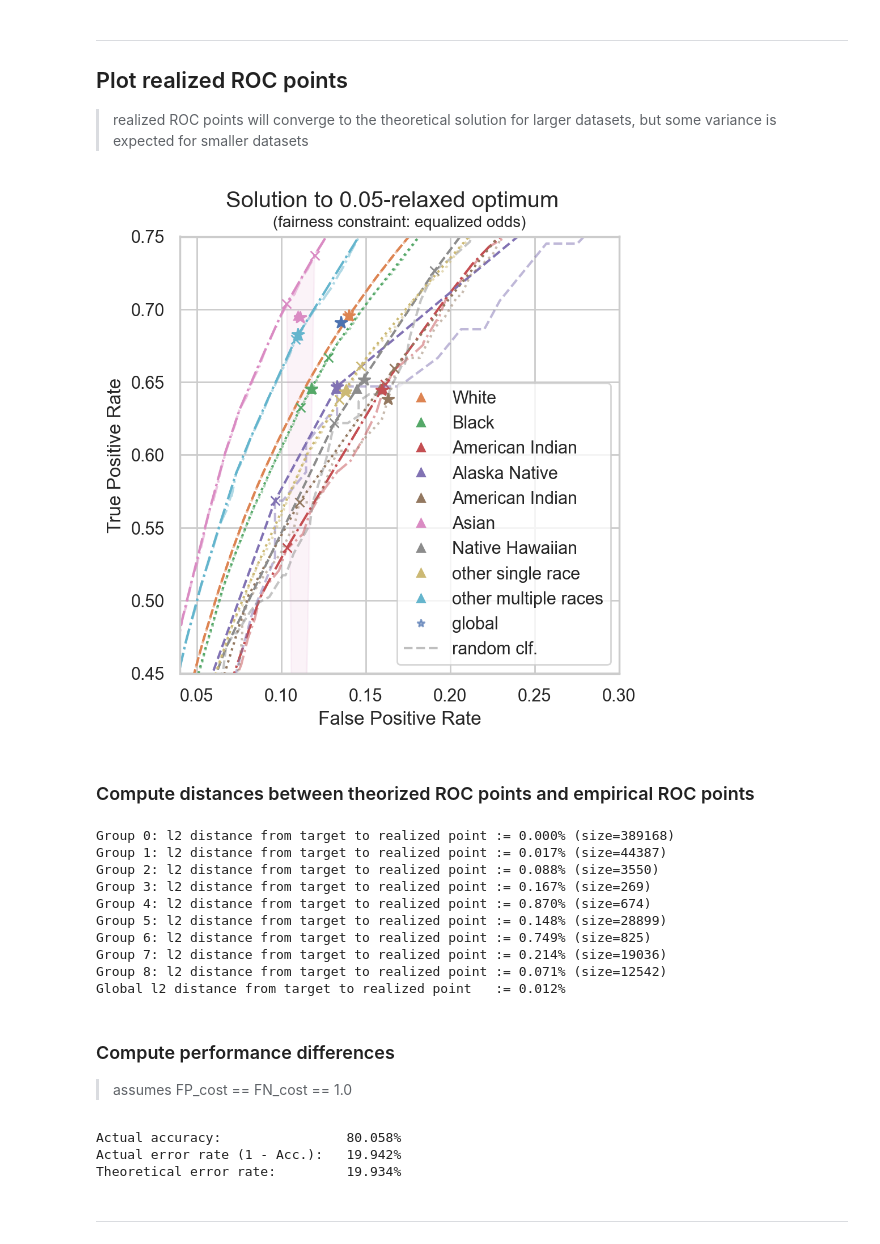
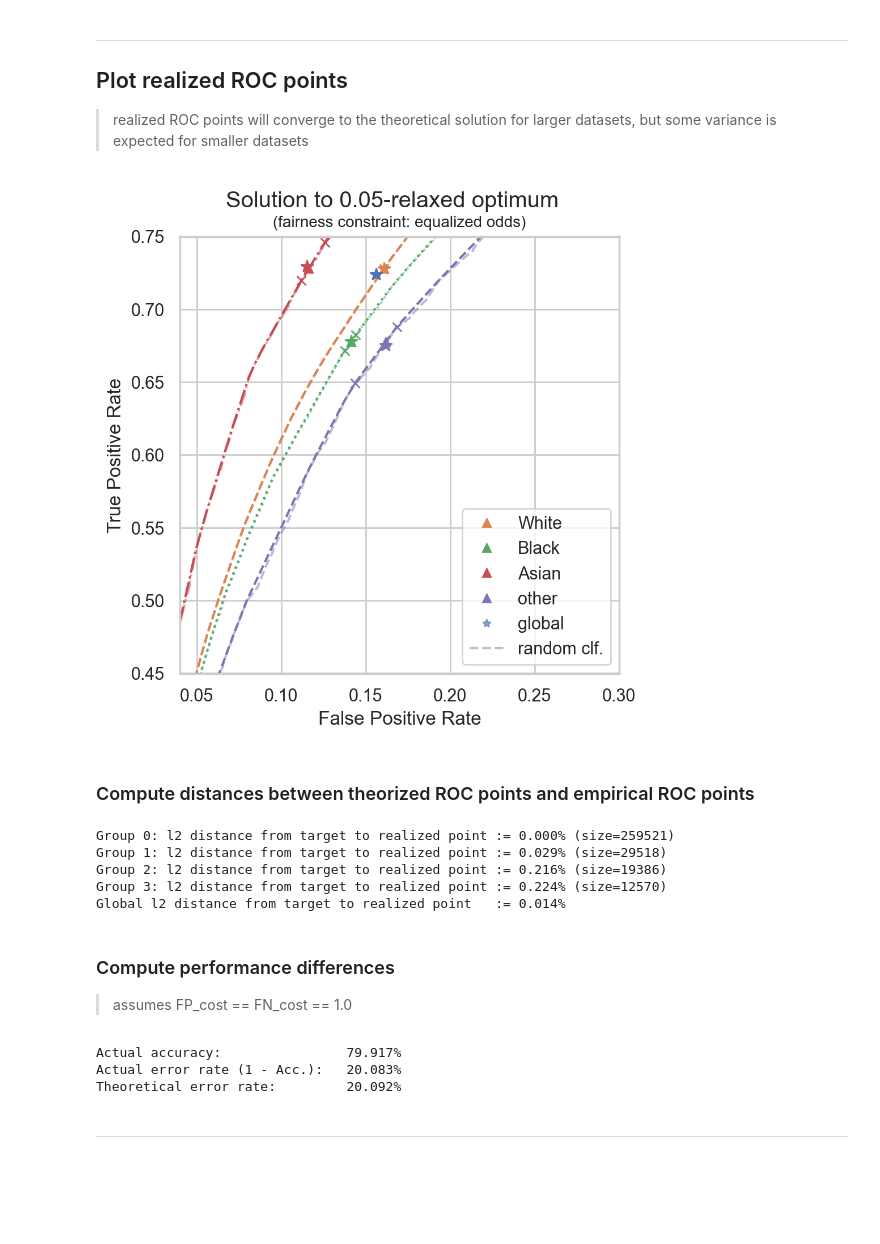
Before and after one commit to socialfoundations/error-parity, a Jupyter notebook: examples/relaxed-equalized-odds.usage-example-folktables.ipynb, the cells around one changed output. Saved outputs shown, nothing was run; the diff lists cells and outputs as text; code cells hidden in the pictures; blank space fills up the shorter version.

```diff
--- a/examples/relaxed-equalized-odds.usage-example-folktables.ipynb
+++ b/examples/relaxed-equalized-odds.usage-example-folktables.ipynb
@@ -157,12 +169,16 @@ sys.path.append(str(Path('..').resolve()))
+# %%
+if "validation" in all_data:
+    X_fit, y_fit, s_fit = X_val, y_val, s_val
+else:
+    X_fit, y_fit, s_fit = X_train, y_train, s_train
 # %%
 from error_parity import RelaxedThresholdOptimizer
 
-clf = RelaxedThresholdOptimizer(
+postproc_clf = RelaxedThresholdOptimizer(
     predictor=predictor,
     constraint="equalized_odds",
     tolerance=EPSILON_TOLERANCE,
     false_pos_cost=FALSE_POS_COST,
     false_neg_cost=FALSE_NEG_COST,
-    max_roc_ticks=1000,
     seed=SEED,
 )
@@ -175,5 +186,5 @@ X, y_true, group = X_test, y_test, s_test
 %%time
 import logging
 logging.basicConfig(level=logging.INFO, force=True)
-clf.fit(X=X, y=y_true, group=group)
+postproc_clf.fit(X=X_fit, y=y_fit, group=s_fit)
 # %% [output]
@@ -200,7 +205,7 @@ Wall time: 3.36 s
 # %% [markdown]
 ## Plot solution
 # %%
-group_name_map = {
+all_groups_name_map = {
     0: "White",
     1: "Black",
     2: "American Indian",
@@ -211,5 +216,14 @@ group_name_map = {
     7: "other single race",
     8: "other multiple races",
 }
+
+largest_groups_name_map = {
+    0: "White",
+    1: "Black",
+    2: "Asian",
+    3: "other",
+}
+
+group_name_map=all_groups_name_map if len(np.unique(s_fit)) > len(largest_groups_name_map) else largest_groups_name_map
 # %%
 from matplotlib import pyplot as plt
@@ -248,7 +264,8 @@ all_group_colors = palette[1:]
 # %%
 from error_parity.roc_utils import compute_roc_point_from_predictions
 
-clf.plot(
+plot_postprocessing_solution(
+    postproc_clf=postproc_clf,
     plot_roc_curves=True,
     plot_roc_hulls=True,
     dpi=200, figsize=(5, 5),
@@ -256,67 +273,62 @@ clf.plot(
 )
 
 # Compute predictions
-y_pred_binary = clf(X, group=group)
+y_fit_preds = postproc_clf(X_fit, group=s_fit)
 
 # Plot the group-wise points found
 realized_roc_points = list()
 for idx in range(n_groups):
 
     # Evaluate triangulation of target point as a randomized clf
-    group_filter = group == idx
+    group_filter = s_fit == idx
 
-    curr_realized_roc_point = compute_roc_point_from_predictions(y_true[group_filter], y_pred_binary[group_filter])
+    curr_realized_roc_point = compute_roc_point_from_predictions(y_fit[group_filter], y_fit_preds[group_filter])
     realized_roc_points.append(curr_realized_roc_point)
 
     plt.plot(
         curr_realized_roc_point[0], curr_realized_roc_point[1],
         color=all_group_colors[idx],
         marker="*", markersize=8,
         lw=0,
     )
 
 realized_roc_points = np.vstack(realized_roc_points)
 
 # Plot actual global classifier performance
-global_clf_realized_roc_point = compute_roc_point_from_predictions(y_true, y_pred_binary)
+global_clf_realized_roc_point = compute_roc_point_from_predictions(y_fit, y_fit_preds)
 plt.plot(
     global_clf_realized_roc_point[0], global_clf_realized_roc_point[1],
     color=global_color,
     marker="*", markersize=8,
     lw=0,
 )
 
 
 plt.xlim(0.04, 0.3)
 plt.ylim(0.45, 0.75)
 plt.legend()
 
 
 plt.show()
 # %% [output]
-[figure, old version]
+[figure, new version]
 # %% [markdown]
 ### Compute distances between theorized ROC points and empirical ROC points
 # %%
 # Distances to group-wise targets:
-for i, (target_point, actual_point) in enumerate(zip(clf.groupwise_roc_points, realized_roc_points)):
+for i, (target_point, actual_point) in enumerate(zip(postproc_clf.groupwise_roc_points, realized_roc_points)):
     dist = np.linalg.norm(target_point - actual_point, ord=2)
-    print(f"Group {i}: l2 distance from target to realized point := {dist:.3%} (size={np.sum(group==i)})")
+    print(f"Group {i}: l2 distance from target to realized point := {dist:.3%} (size={np.sum(s_fit==i)})")
 
 # Distance to global target point:
-dist = np.linalg.norm(clf.global_roc_point - global_clf_realized_roc_point, ord=2)
+dist = np.linalg.norm(postproc_clf.global_roc_point - global_clf_realized_roc_point, ord=2)
 print(f"Global l2 distance from target to realized point   := {dist:.3%}")
 # %% [output]
-Group 0: l2 distance from target to realized point := 0.000% (size=389168)
-Group 1: l2 distance from target to realized point := 0.017% (size=44387)
-Group 2: l2 distance from target to realized point := 0.088% (size=3550)
-Group 3: l2 distance from target to realized point := 0.167% (size=269)
-Group 4: l2 distance from target to realized point := 0.870% (size=674)
-Group 5: l2 distance from target to realized point := 0.148% (size=28899)
-Group 6: l2 distance from target to realized point := 0.749% (size=825)
-Group 7: l2 distance from target to realized point := 0.214% (size=19036)
-Group 8: l2 distance from target to realized point := 0.071% (size=12542)
-Global l2 distance from target to realized point   := 0.012%
+Group 0: l2 distance from target to realized point := 0.000% (size=259521)
+Group 1: l2 distance from target to realized point := 0.029% (size=29518)
+Group 2: l2 distance from target to realized point := 0.216% (size=19386)
+Group 3: l2 distance from target to realized point := 0.224% (size=12570)
+Global l2 distance from target to realized point   := 0.014%
 # %% [markdown]
 ### Compute performance differences
 > assumes FP_cost == FN_cost == 1.0
@@ -325,15 +337,15 @@ from sklearn.metrics import accuracy_score
 from error_parity.roc_utils import calc_cost_of_point
 
 # Empirical accuracy
-accuracy_val = accuracy_score(y_true, y_pred_binary)
+accuracy_fit = accuracy_score(y_fit, y_fit_preds)
 
-print(f"Actual accuracy: \t\t{accuracy_val:.3%}")
-print(f"Actual error rate (1 - Acc.):\t{1 - accuracy_val:.3%}")
-print(f"Theoretical error rate:\t\t{clf.cost(1.0, 1.0):.3%}")
+print(f"Actual accuracy: \t\t{accuracy_fit:.3%}")
+print(f"Actual error rate (1 - Acc.):\t{1 - accuracy_fit:.3%}")
+print(f"Theoretical error rate:\t\t{postproc_clf.cost(1.0, 1.0):.3%}")
 # %% [output]
-Actual accuracy:                80.058%
-Actual error rate (1 - Acc.):   19.942%
-Theoretical error rate:         19.934%
+Actual accuracy:                79.917%
+Actual error rate (1 - Acc.):   20.083%
+Theoretical error rate:         20.092%
 # %% [markdown]
 ---
 # %% [markdown]
```
Also changed, not shown: parts of 18 cells of this notebook, 18 other files.
